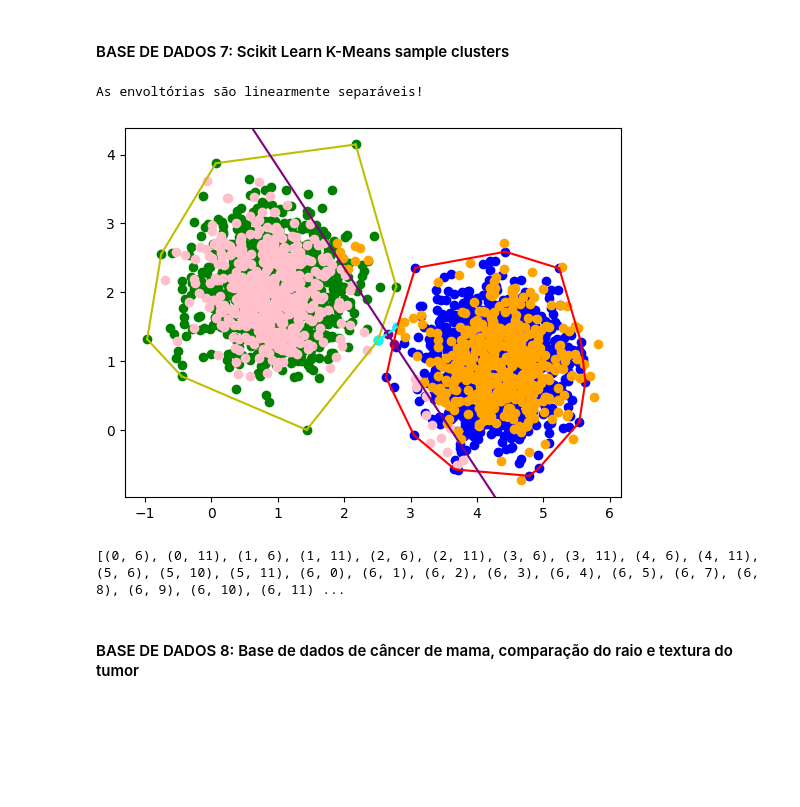
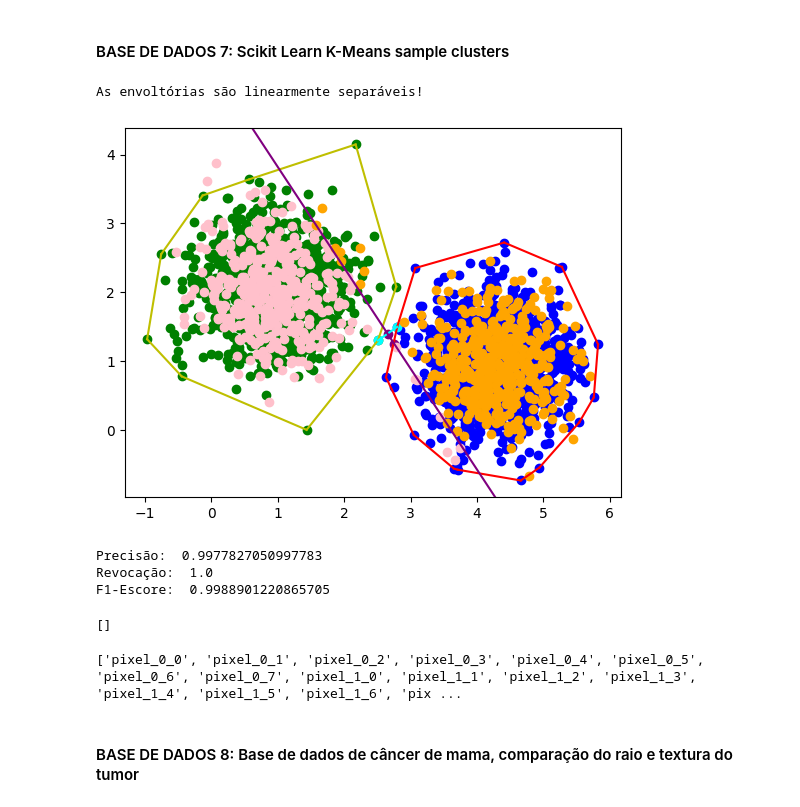
Before and after one commit to Chbmleao/Algorithms2-TP1, a Jupyter notebook: tp1.ipynb, the cells around one changed output. Saved outputs shown, nothing was run; the diff lists cells and outputs as text; code cells hidden in the pictures; blank space fills up the shorter version.

Commit message:
feat: calculate metrics: precision, recall, f1

```diff
--- a/tp1.ipynb
+++ b/tp1.ipynb
@@ -929,3 +936,22 @@ def trainTestSplit(data, trainPercent):
     test_data = data[split_index:]
 
     return (training_data, test_data)
+# %%
+from sklearn.metrics import precision_score, recall_score, f1_score
+
+def calculate_metrics(true_labels, predicted_labels):
+    print(type(true_labels), type(predicted_labels))
+    precision = precision_score(true_labels, predicted_labels)
+    recall = recall_score(true_labels, predicted_labels)
+    f1 = f1_score(true_labels, predicted_labels)
+
+    return precision, recall, f1
+# %%
+from sklearn.metrics import precision_score, recall_score, f1_score
+
+def calculate_metrics(true_labels, predicted_labels):
+    precision = precision_score(true_labels, predicted_labels)
+    recall = recall_score(true_labels, predicted_labels)
+    f1 = f1_score(true_labels, predicted_labels)
+
+    return precision, recall, f1
@@ -1202,66 +1279,88 @@ for idx in range(len(X)):
         cluster1Data.append(X[idx])
 
 cluster0Points = datasetToPoints(cluster0Data)
 cluster1Points = datasetToPoints(cluster1Data)
 
 (cluster0TrainingPoints, cluster0TestPoints) = trainTestSplit(cluster0Points, 70)
 (cluster1TrainingPoints, cluster1TestPoints) = trainTestSplit(cluster1Points, 70)
 
 cluster0Hull = giftWrapping(cluster0TrainingPoints)
 cluster1Hull = giftWrapping(cluster1TrainingPoints)
 
 scatterPlots((cluster0TrainingPoints, cluster0Hull), (cluster1TrainingPoints, cluster1Hull))
 # Determine if the wine0 and versicolor hulls are linearly separable
 printAux = '' if isLinearlySeparable(cluster0Hull, cluster1Hull) else 'NÃO '
 print('As envoltórias ' + printAux + 'são linearmente separáveis!')
 
 # Get the separation line that separates the wine0 and versicolor hulls
 closestPoints = getClosestPoints(cluster0Hull, cluster1Hull)
 closest_points_segment = Segment(closestPoints[0], closestPoints[1])
 separation_segment = getLinearSeparationSegment(closestPoints)
 
 # Classify the test points
 concatenatedTestPoints = cluster0TestPoints + cluster1TestPoints
 classification = classifyPoints(concatenatedTestPoints, separation_segment)
 
 linearSeparationPlot(closest_points_segment, separation_segment)
 plotClusters(classification)
 plt.show()
+
+concatenatedTestTargets = [False] * len(cluster0TestPoints) + [True] * len(cluster1TestPoints)
+concatenatedPredictTargets = [False] * len(classification[0]) + [True] * len(classification[1])
+
+precision, recall, f1 = calculate_metrics(concatenatedTestTargets, concatenatedPredictTargets)
+
+print("Precisão: ", precision)
+print("Revocação: ", recall)
+print("F1-Escore: ", f1)
 # %% [output]
 As envoltórias são linearmente separáveis!
-[figure, old version]
+[figure, new version]
+Precisão:  0.9977827050997783
+Revocação:  1.0
+F1-Escore:  0.9988901220865705
 # %%
 # VERIFICAR SE BASE DE DADOS POSSUI ALGUM CONJUNTO DE ATRIBUTOS LINEARMENTE SEPARÁVEIS
 
-wine = load_wine()
-wineData = wine.data
-wineTarget = np.array(wine.target)
+from sklearn.datasets import load_diabetes
+
+dataset = load_diabetes()
+data = wine.data
+targets = np.array(wine.target)
+
+meanTarget = np.mean(targets)
+
+targets = np.where(targets < meanTarget, 0, 1)
 
 linearlySeparableFeatures = []
-for i in range(0, len(wine.feature_names)):
-    for j in range(0, len(wine.feature_names)):
+for i in range(0, len(dataset.feature_names)):
+    for j in range(0, len(dataset.feature_names)):
         if i != j:
             columnsOfInterest = [i, j]
-            cancerDataOfInterest = wineData[:, columnsOfInterest]
+            dataOfInterest = data[:, columnsOfInterest]
 
-            malignantData = cancerDataOfInterest[np.where(wineTarget == 0)]
-            benignData = cancerDataOfInterest[np.where(wineTarget == 2)]
+            data0 = dataOfInterest[np.where(targets == 0)]
+            data1 = dataOfInterest[np.where(targets == 1)]
 
-            malignantPoints = datasetToPoints(malignantData)
-            benignPoints = datasetToPoints(benignData)
+            data0Points = datasetToPoints(data0)
+            data1Points = datasetToPoints(data1)
 
-            malignantHull = giftWrapping(malignantPoints)
-            benignHull = giftWrapping(benignPoints)
+            data0Hull = giftWrapping(data0Points)
+            data1Hull = giftWrapping(data1Points)
 
-            if isLinearlySeparable(malignantHull, benignHull):
-                # scatterPlots((malignantPoints, malignantHull), (benignPoints, benignHull))
-                # plt.show()
+            if isLinearlySeparable(data0Hull, data1Hull):
+                scatterPlots((data0Points, data0Hull), (data1Points, data1Hull))
+                plt.show()
                 linearlySeparableFeatures.append((i, j))
 
 
 print(linearlySeparableFeatures)
 # %% [output]
-[(0, 6), (0, 11), (1, 6), (1, 11), (2, 6), (2, 11), (3, 6), (3, 11), (4, 6), (4, 11), (5, 6), (5, 10), (5, 11), (6, 0), (6, 1), (6, 2), (6, 3), (6, 4), (6, 5), (6, 7), (6, 8), (6, 9), (6, 10), (6, 11) ...
+[]
+# %%
+print(wine.feature_names)
+# %% [output]
+['pixel_0_0', 'pixel_0_1', 'pixel_0_2', 'pixel_0_3', 'pixel_0_4', 'pixel_0_5', 'pixel_0_6', 'pixel_0_7', 'pixel_1_0', 'pixel_1_1', 'pixel_1_2', 'pixel_1_3', 'pixel_1_4', 'pixel_1_5', 'pixel_1_6', 'pix ...
 # %% [markdown]
 #### BASE DE DADOS 8: Base de dados de câncer de mama, comparação do raio e textura do tumor
 # %%
```
Also changed, not shown: parts of 15 cells of this notebook.
